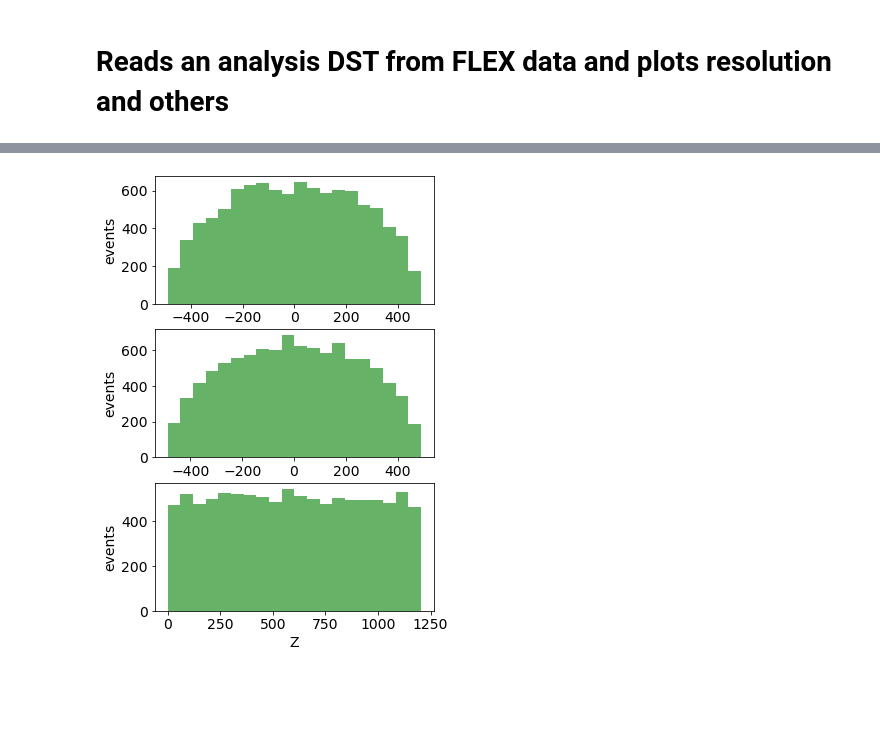
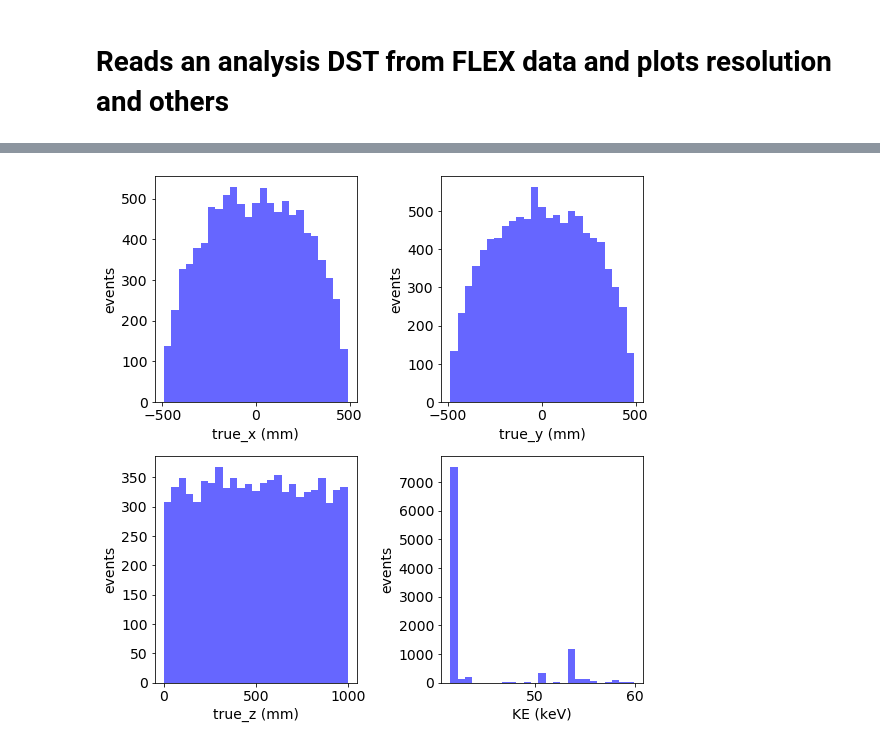
Before and after one commit to jjgomezcadenas/NextFlex, a Jupyter notebook: NB/kr_dst_pmts.ipynb, the cells around one changed output, grey strips where cells are left out. Drawn from its saved outputs; the diff is of its cells as text; code cells hidden in the pictures; blank space fills up the shorter version.

```diff
--- a/NB/kr_dst_pmts.ipynb
+++ b/NB/kr_dst_pmts.ipynb
@@ -71,0 +92,4 @@ Configuration = FLEX100_M6_O6
+# %%
+ofile_name = f"{setup.name}.csv"
+ofile = f"{ofile_path}/{ofile_name}"
+print(f" dst name = {ofile}")
@@ -72 +98,3 @@ Configuration = FLEX100_M6_O6
+# %%
+krdst = pd.read_csv(ofile)
 # %%
@@ -88,15 +145,14 @@ krdst
 # %%
 histos_df(krdst,
-         vars    = ('true_x','true_y','true_z'),
-         varmins = (-500,-500,0),
-         varmaxs = (500,500,1500),
-         xlabels = ('X', 'Y', 'Z'),
-         ylabels = ('events', 'events', 'events'),
-         bins    = (20,20,20),
-         alphas  = (0.6, 0.6, 0.6),
-         colors  = ('g','g','g'),
-         splt    = (3,1),
-         figsize = (5,8)
-        )
+          vars    = ('true_x','true_y','true_z','KE'),
+          varmins = [-500,-500,-500, 30],
+          varmaxs = [500,500,1000,60],
+          xlabels = ['true_x (mm)','true_y (mm)','true_z (mm)','KE (keV)'],
+          ylabels = 4 * ['events'],
+          bins    = 4 * [25],
+          alphas  = 4 * [0.6],
+          colors  = 4 * ['b'],
+          splt    = (2,2),
+          figsize = (8,8))
 # %% [output]
-[figure, old version]
+[figure, new version]
```
Also changed, not shown: parts of 61 cells of this notebook, 6 other files.
